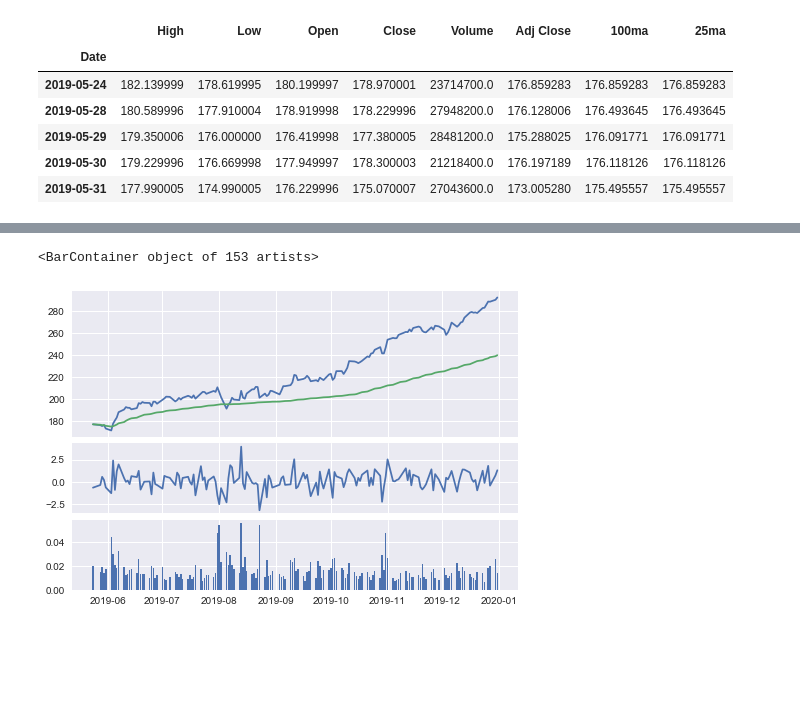
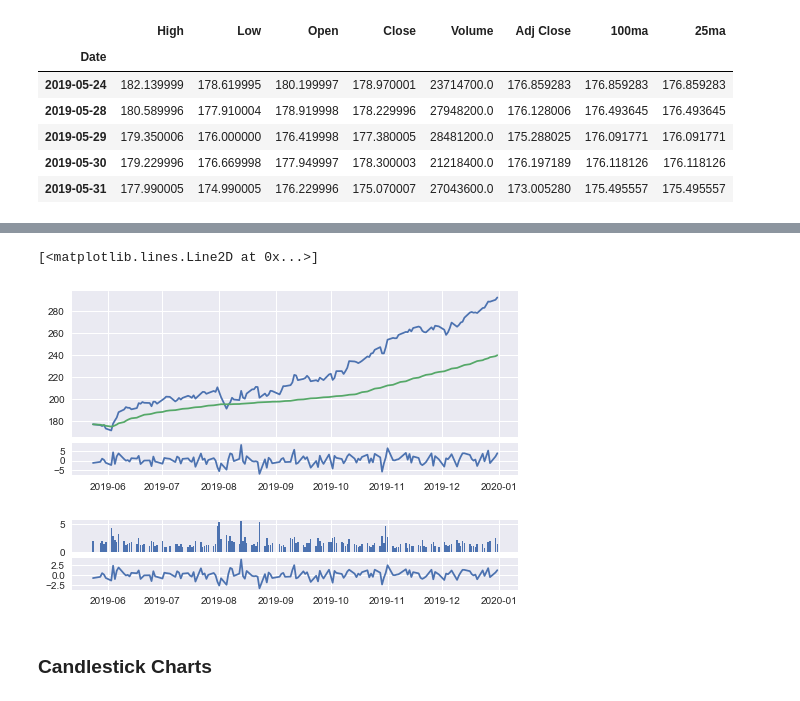
Before and after one commit to kick-ban-ignore/BA_Thesis_Statistics, a Jupyter notebook: Finance_Data.ipynb, the cells around one changed output, grey strips where cells are left out. Cells and saved outputs as stored; diff of their text form; code cells hidden in the pictures; blank space fills up the shorter version.

Commit message:
Adds candlestick charts

```diff
--- a/Finance_Data.ipynb
+++ b/Finance_Data.ipynb
@@ -67,9 +69,11 @@ df.head()
 | 2019-05-30 | 179.229996 | 176.669998 | 177.949997 | 178.300003 | 21218400.0 | 176.197189 | 176.118126 | 176.118126 |
 | 2019-05-31 | 177.990005 | 174.990005 | 176.229996 | 175.070007 | 27043600.0 | 173.005280 | 175.495557 | 175.495557 |
 # %%
-df["Change"] = ((df["Close"] - df["Open"]) / df["Open"]) * 100
+df["ChangePct"] = ((df["Close"] - df["Open"]) / df["Open"]) * 100
+# %%
+df["ChangePts"] = (df["Close"] - df["Open"])
 # %%
-df["Volatility"] = (df["High"] - df["Low"]) / df["Close"]
+df["Volatility"] = (df["High"] - df["Low"]) / df["Close"] * 100
 # %%
 df.head()
 # %% [output]
@@ -83,13 +87,17 @@ df.head()
 # %%
 # Adding Subplots
 ax1 = plt.subplot2grid((8,1), (0,0), rowspan=4, colspan=1) # window size, start position, plot size (4 x 1)
-ax2 = plt.subplot2grid((8,1), (4,0), rowspan=2, colspan=1, sharex=ax1) #...both plots have same axis (2 x 1)
-ax3 = plt.subplot2grid((8,1), (6,0), rowspan=2, colspan=1, sharex=ax1) #...both plots have same axis (2 x 1)
+ax2 = plt.subplot2grid((8,1), (4,0), rowspan=1, colspan=1, sharex=ax1) #...both plots have same axis (1 x 1)
+ax3 = plt.subplot2grid((8,1), (6,0), rowspan=1, colspan=1, sharex=ax1) #...both plots have same axis (1 x 1)
+ax4 = plt.subplot2grid((8,1), (7,0), rowspan=1, colspan=1, sharex=ax1) #...both plots have same axis (1 x 1)
 
 ax1.plot(df.index, df["Adj Close"])
 ax1.plot(df.index, df["100ma"])
-ax2.plot(df.index, df["Change"])
+ax2.plot(df.index, df["ChangePts"])
 ax3.bar(df.index, df["Volatility"])
+ax4.plot(df.index, df["ChangePct"])
 # %% [output]
-<BarContainer object of 153 artists>
+[<matplotlib.lines.Line2D at 0x...>]
-[figure, old version]
+[figure, new version]
+# %% [markdown]
+### Candlestick Charts
```
Also changed, not shown: parts of 9 cells of this notebook.
